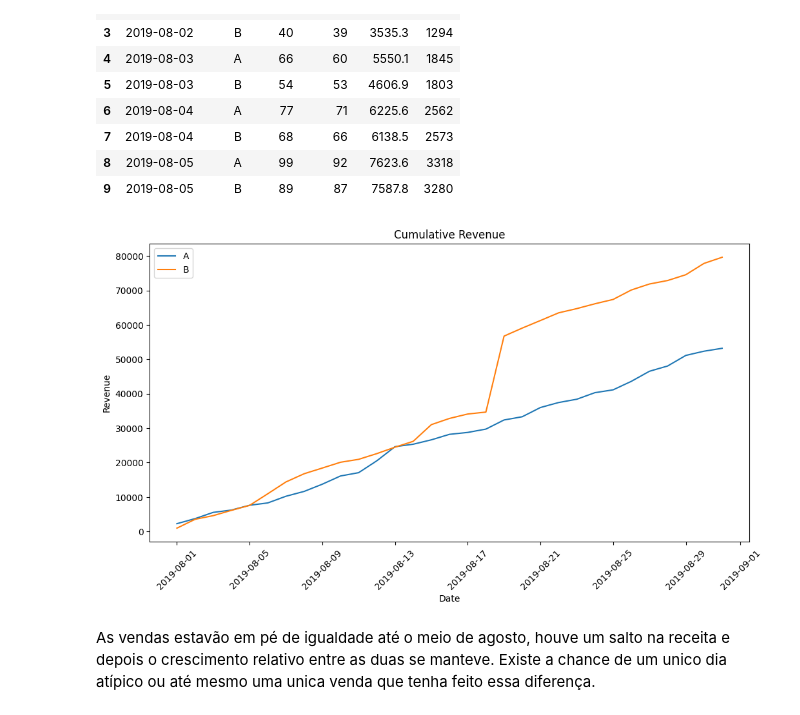
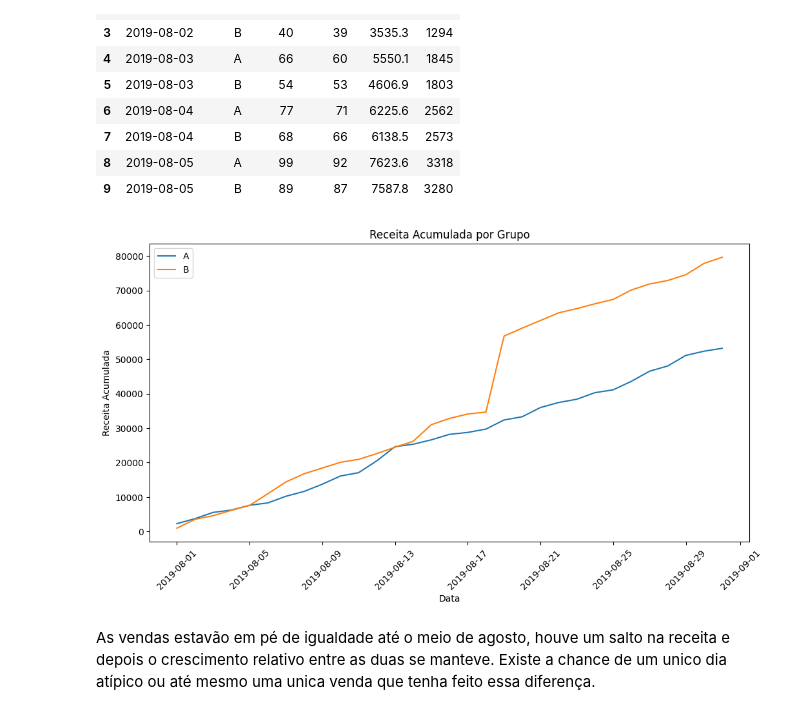
Before and after one commit to gustavoquareli/projeto_S09, a Jupyter notebook: notebook.ipynb, the cells around one changed output. Cells and saved outputs as stored; diff of their text form; code cells hidden in the pictures.

```diff
--- a/notebook.ipynb
+++ b/notebook.ipynb
@@ -376,19 +376,19 @@ cumulative_data.head(10)
 # %%
 cumulativeRevenueA = cumulative_data[cumulative_data['group']=='A'][['date','revenue', 'orders']]
 cumulativeRevenueB = cumulative_data[cumulative_data['group']=='B'][['date','revenue', 'orders']]
 
 plt.figure(figsize=(12, 6))
 plt.plot(cumulativeRevenueA['date'], cumulativeRevenueA['revenue'], label='A')
 plt.plot(cumulativeRevenueB['date'], cumulativeRevenueB['revenue'], label='B')
-plt.title('Cumulative Revenue')
+plt.title('Receita Acumulada por Grupo')
 
 plt.xticks(rotation=45)
-plt.xlabel('Date')
-plt.ylabel('Revenue')
+plt.xlabel('Data')
+plt.ylabel('Receita Acumulada')
 
 plt.legend()
 plt.show()
 # %% [output]
-[figure, old version]
+[figure, new version]
 # %% [markdown]
 As vendas estavão em pé de igualdade até o meio de agosto, houve um salto na receita e depois o crescimento relativo entre as duas se manteve. Existe a chance de um unico dia atípico ou até mesmo uma unica venda que tenha feito essa diferença.
```
Also changed, not shown: parts of 2 cells of this notebook.
